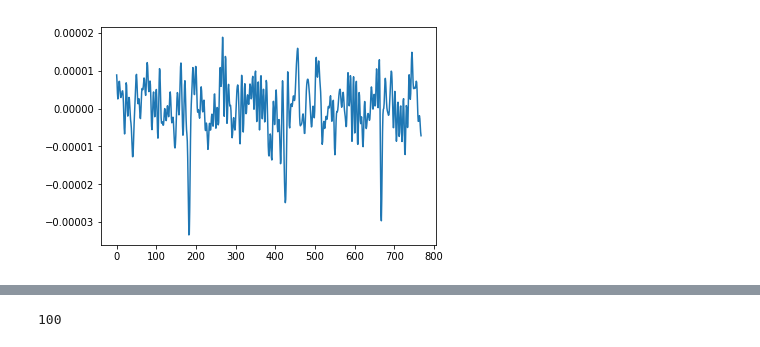
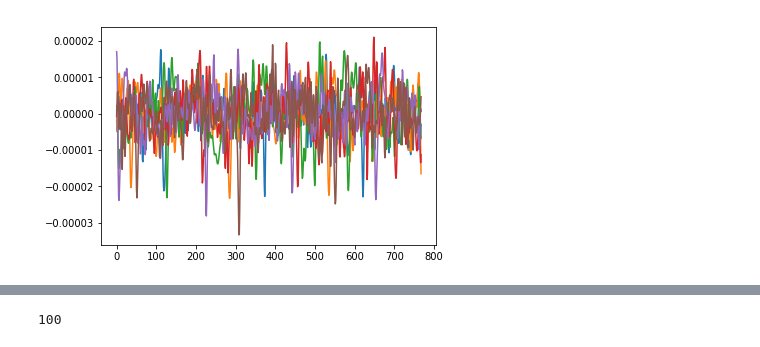
Before and after one commit to LVeefkind/Brain-Powered-2019, a Jupyter notebook: code/datatests.ipynb, the cells around one changed output, grey strips where cells are left out. Cells and saved outputs as stored; diff of their text form; code cells hidden in the pictures.

```diff
--- a/code/datatests.ipynb
+++ b/code/datatests.ipynb
@@ -53,11 +62,16 @@ sampleGenerator = DataSampleGenerator(eeg, labels, samplingRate, timeSegmentLen,
 samples = {0: [], 1: [], 2: [], 3: []}
 for sample, label in sampleGenerator:
     samples[label].append(sample)
-# %%
-plt.plot(samples[0][5][0])
-plt.show()
-# %% [output]
-[figure, removed]
+# %%
+plt.plot(samples[0][0][0])
+plt.plot(samples[0][1][0])
+plt.plot(samples[0][2][0])
+plt.plot(samples[0][3][0])
+plt.plot(samples[0][4][0])
+plt.plot(samples[0][5][0])
+plt.show()
+# %% [output]
+[figure, added]
 # %%
 import scipy.fftpack
 import numpy as np
```
Also changed, not shown: parts of 11 cells of this notebook, 3 other files.
